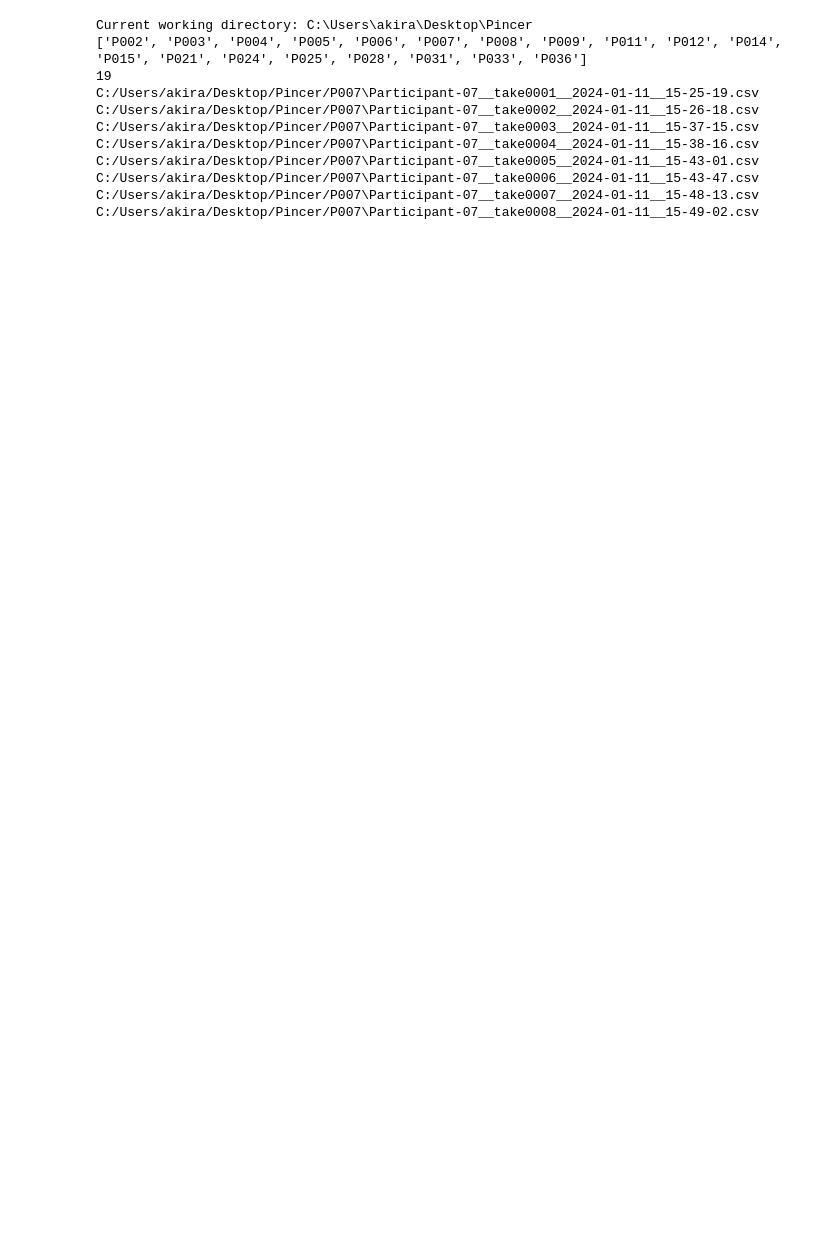
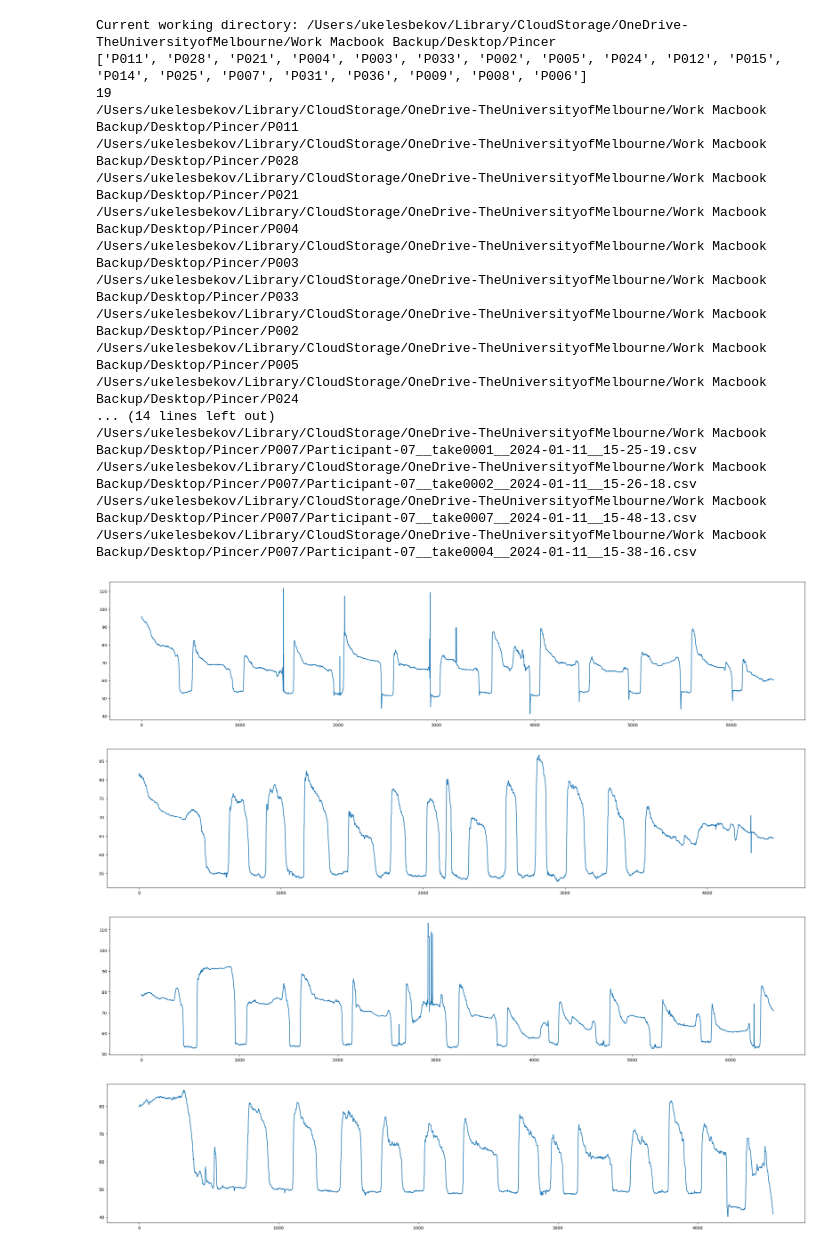
Before and after one commit to Kelesbekov/Pincer, a Jupyter notebook: Untitled.ipynb, the cells around one changed output. Drawn from its saved outputs; the diff is of its cells as text; code cells hidden in the pictures; blank space fills up the shorter version.

```diff
--- a/Untitled.ipynb
+++ b/Untitled.ipynb
@@ -14,45 +14,57 @@ all_items = os.listdir(current_directory)
 prefix_to_match = 'P0'
 matching_folders = [item for item in all_items if \
                     os.path.isdir(os.path.join(current_directory, item)) \
                     and item.startswith(prefix_to_match)]
 
 
 print(matching_folders)
 
 print(len(matching_folders))
 
 for item in matching_folders:
     folder_path  = os.path.join(current_directory, item)
-    #print(folder_path)
+    print(folder_path)
 
 
 
-folder_path = 'C:/Users/akira/Desktop/Pincer/P007'
+folder_path = '/Users/ukelesbekov/Library/CloudStorage/OneDrive-TheUniversityofMelbourne/Work Macbook Backup/Desktop/Pincer/P007'
 
 
 columns_to_keep = ['Pinch Aperture']
 
 for file in os.listdir(folder_path):
     data = []
     file_path = os.path.join(folder_path, file)
     print(file_path)
     with open(file_path, 'r') as file:
-        reader = csv.DictReader(file, fieldnames=columns_to_keep)
+        reader = csv.DictReader(file)
         next(reader)
+
+        data = [row[col] for col in columns_to_keep for row in reader]
         for row in reader:
             data.append(row)
         plt.figure(figsize=(30,6))
-        data = [float(item)*1000 for item in data]
-        plt.plot(d
+        data = [float(item)*1000 for item in data if type(item) == str]
+        plt.plot(data)
 # %% [output]
-Current working directory: C:\Users\akira\Desktop\Pincer
-['P002', 'P003', 'P004', 'P005', 'P006', 'P007', 'P008', 'P009', 'P011', 'P012', 'P014', 'P015', 'P021', 'P024', 'P025', 'P028', 'P031', 'P033', 'P036']
+Current working directory: /Users/ukelesbekov/Library/CloudStorage/OneDrive-TheUniversityofMelbourne/Work Macbook Backup/Desktop/Pincer
+['P011', 'P028', 'P021', 'P004', 'P003', 'P033', 'P002', 'P005', 'P024', 'P012', 'P015', 'P014', 'P025', 'P007', 'P031', 'P036', 'P009', 'P008', 'P006']
 19
-C:/Users/akira/Desktop/Pincer/P007\Participant-07__take0001__2024-01-11__15-25-19.csv
-C:/Users/akira/Desktop/Pincer/P007\Participant-07__take0002__2024-01-11__15-26-18.csv
-C:/Users/akira/Desktop/Pincer/P007\Participant-07__take0003__2024-01-11__15-37-15.csv
-C:/Users/akira/Desktop/Pincer/P007\Participant-07__take0004__2024-01-11__15-38-16.csv
-C:/Users/akira/Desktop/Pincer/P007\Participant-07__take0005__2024-01-11__15-43-01.csv
-C:/Users/akira/Desktop/Pincer/P007\Participant-07__take0006__2024-01-11__15-43-47.csv
-C:/Users/akira/Desktop/Pincer/P007\Participant-07__take0007__2024-01-11__15-48-13.csv
-C:/Users/akira/Desktop/Pincer/P007\Participant-07__take0008__2024-01-11__15-49-02.csv
+/Users/ukelesbekov/Library/CloudStorage/OneDrive-TheUniversityofMelbourne/Work Macbook Backup/Desktop/Pincer/P011
+/Users/ukelesbekov/Library/CloudStorage/OneDrive-TheUniversityofMelbourne/Work Macbook Backup/Desktop/Pincer/P028
+/Users/ukelesbekov/Library/CloudStorage/OneDrive-TheUniversityofMelbourne/Work Macbook Backup/Desktop/Pincer/P021
+/Users/ukelesbekov/Library/CloudStorage/OneDrive-TheUniversityofMelbourne/Work Macbook Backup/Desktop/Pincer/P004
+/Users/ukelesbekov/Library/CloudStorage/OneDrive-TheUniversityofMelbourne/Work Macbook Backup/Desktop/Pincer/P003
+/Users/ukelesbekov/Library/CloudStorage/OneDrive-TheUniversityofMelbourne/Work Macbook Backup/Desktop/Pincer/P033
+/Users/ukelesbekov/Library/CloudStorage/OneDrive-TheUniversityofMelbourne/Work Macbook Backup/Desktop/Pincer/P002
+/Users/ukelesbekov/Library/CloudStorage/OneDrive-TheUniversityofMelbourne/Work Macbook Backup/Desktop/Pincer/P005
+/Users/ukelesbekov/Library/CloudStorage/OneDrive-TheUniversityofMelbourne/Work Macbook Backup/Desktop/Pincer/P024
+... (14 lines left out)
+/Users/ukelesbekov/Library/CloudStorage/OneDrive-TheUniversityofMelbourne/Work Macbook Backup/Desktop/Pincer/P007/Participant-07__take0001__2024-01-11__15-25-19.csv
+/Users/ukelesbekov/Library/CloudStorage/OneDrive-TheUniversityofMelbourne/Work Macbook Backup/Desktop/Pincer/P007/Participant-07__take0002__2024-01-11__15-26-18.csv
+/Users/ukelesbekov/Library/CloudStorage/OneDrive-TheUniversityofMelbourne/Work Macbook Backup/Desktop/Pincer/P007/Participant-07__take0007__2024-01-11__15-48-13.csv
+/Users/ukelesbekov/Library/CloudStorage/OneDrive-TheUniversityofMelbourne/Work Macbook Backup/Desktop/Pincer/P007/Participant-07__take0004__2024-01-11__15-38-16.csv
+[figure, added]
+[figure, added]
+[figure, added]
+[figure, added]
```
Also changed, not shown: parts of 1 cell of this notebook, 2 other files.
